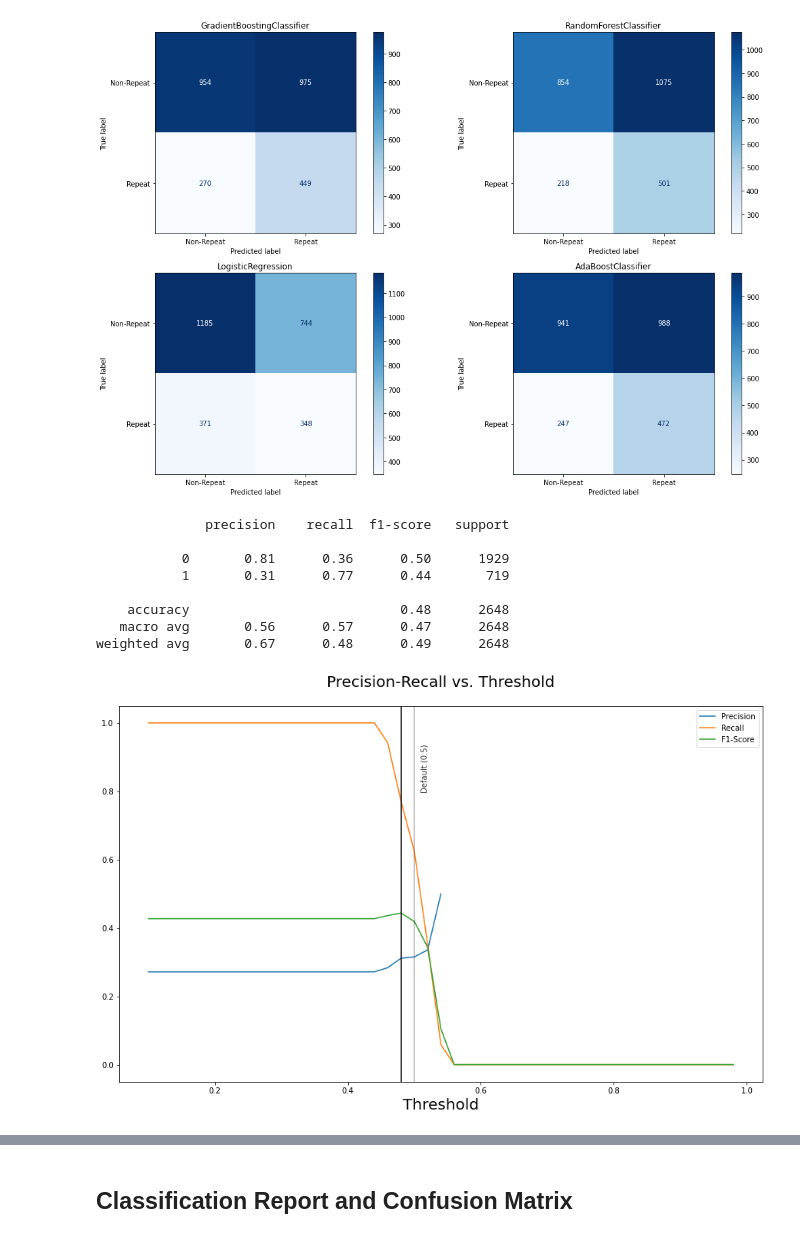
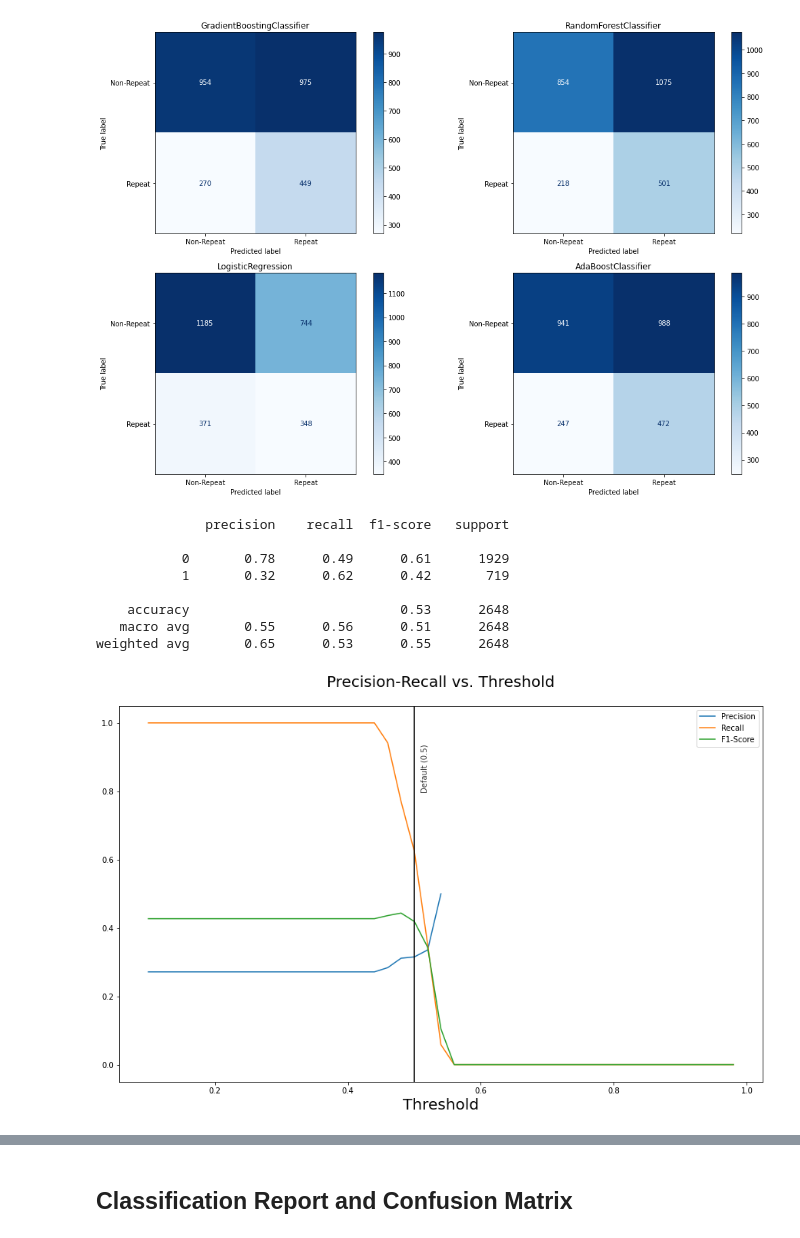
Before and after one commit to benjaminbellman/Shopify_CLTV_Machine_Learning, a Jupyter notebook: 4.Modelling/Classification--Predicting_REPEAT_CUSTOMER_AFTER_FIRST_WEEK/Simplified/Pre-Processing&Modelling-Classification-Resampling-4-Models.ipynb, the cells around one changed output, grey strips where cells are left out. Cells and saved outputs as stored; diff of their text form; code cells hidden in the pictures.

```diff
--- a/4.Modelling/Classification--Predicting_REPEAT_CUSTOMER_AFTER_FIRST_WEEK/Simplified/Pre-Processing&Modelling-Classification-Resampling-4-Models.ipynb
+++ b/4.Modelling/Classification--Predicting_REPEAT_CUSTOMER_AFTER_FIRST_WEEK/Simplified/Pre-Processing&Modelling-Classification-Resampling-4-Models.ipynb
@@ -611,40 +611,39 @@ def precision_recall(model, X_test, y_test, threshold):
     matrix = confusion_matrix(y_test, y_pred)
     tn = matrix[0,0]
     tp = matrix[1,1]
     fp = matrix[0,1]
     fn = matrix[1,0]
 
     precision = tp/(tp+fp)
     recall = tp/(tp+fn)
     f1 = f1_score(y_test,y_pred)
 
     return([precision, recall, f1])
 
-y_pred = (gbc_best.predict_proba(X_test)[:,1] >= 0.48).astype(int)
+y_pred = (gbc_best.predict_proba(X_test)[:,1] >= 0.5).astype(int)
 print((classification_report(y_test, y_pred)))
 
 threshold_df = pd.DataFrame(columns=['Precision','Recall','F1-Score'])
 
 for threshold in np.arange(0.1,1,.02):
 
     threshold_df.loc[threshold] = precision_recall(gbc_best, X_test, y_test, threshold)
 
-
 ax = threshold_df.plot(figsize=(15,9))
 ax.set_xlabel('Threshold', fontsize = 20)
 ax.set_title('Precision-Recall vs. Threshold', pad =25, fontsize = 20)
 ax.axvline(0.5, color ='black', alpha = 0.3)
-thresh = 0.48
+thresh = 0.5
 ax.axvline(thresh, color='black')
 ax.text(.51,.8,'Default (0.5)',rotation=90, alpha=0.8,fontsize=10);
 # %% [output]
               precision    recall  f1-score   support
 
-           0       0.81      0.36      0.50      1929
-           1       0.31      0.77      0.44       719
+           0       0.78      0.49      0.61      1929
+           1       0.32      0.62      0.42       719
 
-    accuracy                           0.48      2648
-   macro avg       0.56      0.57      0.47      2648
-weighted avg       0.67      0.48      0.49      2648
+    accuracy                           0.53      2648
+   macro avg       0.55      0.56      0.51      2648
+weighted avg       0.65      0.53      0.55      2648
-[figure, old version]
+[figure, new version]
 # %%
```
Also changed, not shown: parts of 9 cells of this notebook, 2 other files.
